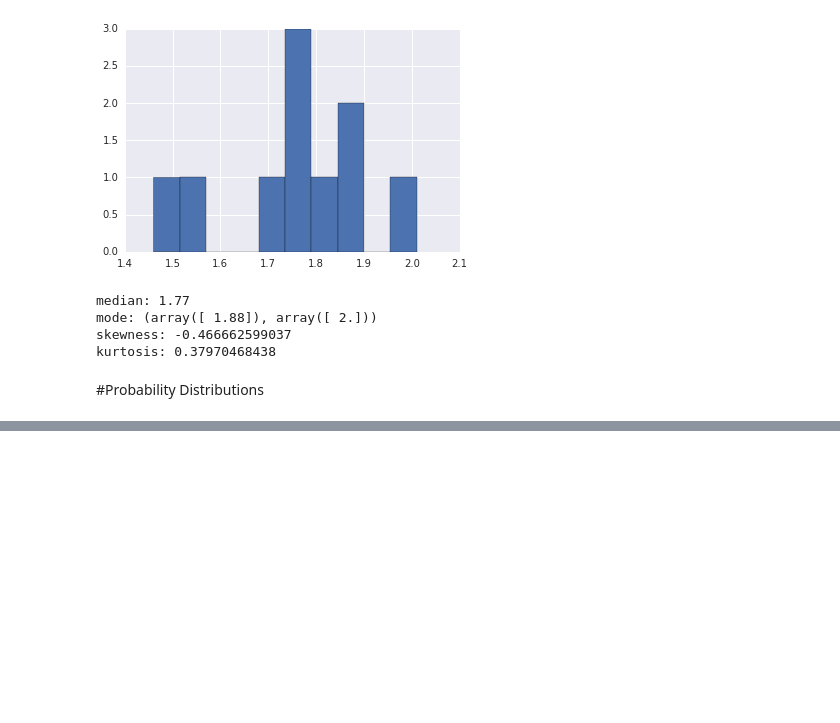
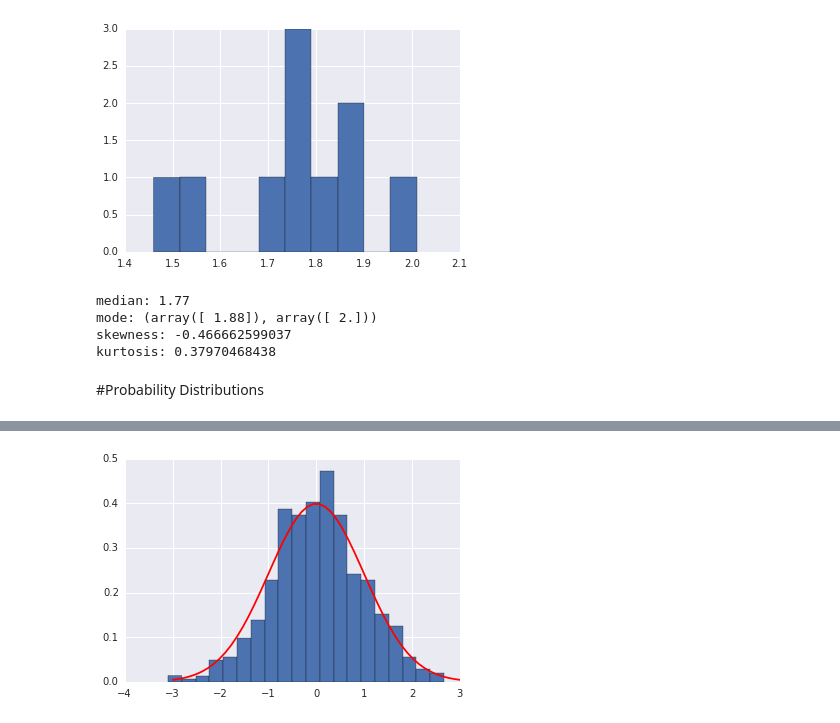
Before and after one commit to linbug/SciPy_tutorial, a Jupyter notebook: SciPy.stats.ipynb, the cells around one changed output, grey strips where cells are left out. Cells and saved outputs as stored; diff of their text form; code cells hidden in the pictures; blank space fills up the shorter version.

```diff
--- a/SciPy.stats.ipynb
+++ b/SciPy.stats.ipynb
@@ -79,0 +113,7 @@ from scipy.stats import norm
+# %%
+x = np.linspace(-3,3,50)
+h = plt.hist(x_norm, normed = True, bins = 20)
+#this uses the probability distribution function of our normal distribution function to see how these overlay each other
+p = plt.plot(x, norm.pdf(x), 'r-')
+# %% [output]
+[figure, added]
```
Also changed, not shown: parts of 8 cells of this notebook.
